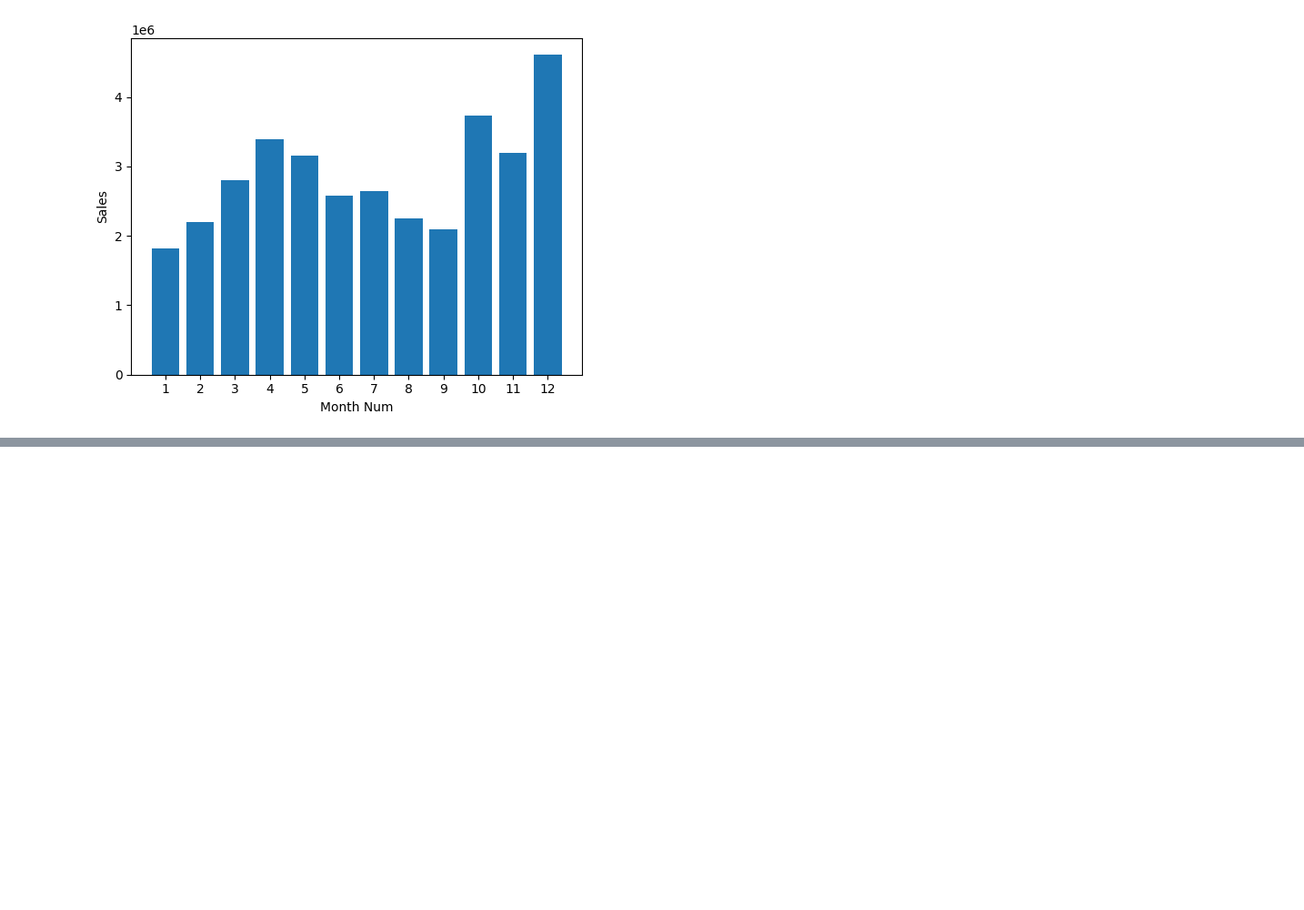
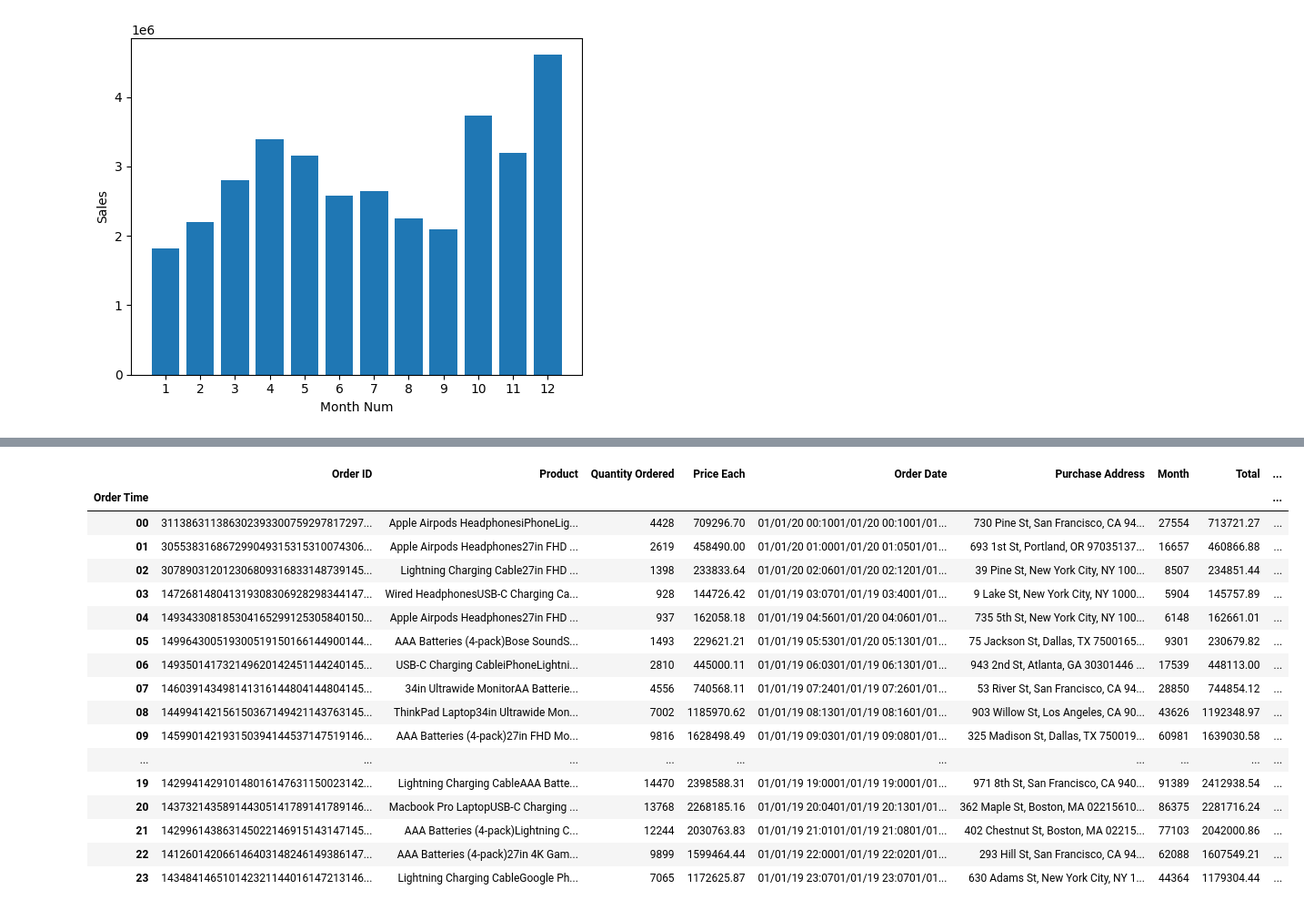
Before and after one commit to jamespairepo/sales_analysis, a Jupyter notebook: analysis.ipynb, the cells around one changed output, grey strips where cells are left out. Shown at 91% size. Saved outputs shown, nothing was run; the diff lists cells and outputs as text; code cells hidden in the pictures; blank space fills up the shorter version.

```diff
--- a/analysis.ipynb
+++ b/analysis.ipynb
@@ -185,0 +320,22 @@ plt.show()
+# %%
+order_group = all_data.groupby('Order Time').sum()
+order_group
+# %% [output]
+|  | Order ID | Product | Quantity Ordered | Price Each | Order Date | Purchase Address | Month | Total | ... |
+| Order Time |  |  |  |  |  |  |  |  | ... |
+| 00 | 311386311386302393300759297817297... | Apple Airpods HeadphonesiPhoneLig... | 4428 | 709296.70 | 01/01/20 00:1001/01/20 00:1001/01... | 730 Pine St, San Francisco, CA 94... | 27554 | 713721.27 | ... |
+| 01 | 305538316867299049315315310074306... | Apple Airpods Headphones27in FHD ... | 2619 | 458490.00 | 01/01/20 01:0001/01/20 01:0501/01... | 693 1st St, Portland, OR 97035137... | 16657 | 460866.88 | ... |
+| 02 | 307890312012306809316833148739145... | Lightning Charging Cable27in FHD ... | 1398 | 233833.64 | 01/01/20 02:0601/01/20 02:1201/01... | 39 Pine St, New York City, NY 100... | 8507 | 234851.44 | ... |
+| 03 | 147268148041319308306928298344147... | Wired HeadphonesUSB-C Charging Ca... | 928 | 144726.42 | 01/01/19 03:0701/01/19 03:4001/01... | 9 Lake St, New York City, NY 1000... | 5904 | 145757.89 | ... |
+| 04 | 149343308185304165299125305840150... | Apple Airpods Headphones27in FHD ... | 937 | 162058.18 | 01/01/19 04:5601/01/20 04:0601/01... | 735 5th St, New York City, NY 100... | 6148 | 162661.01 | ... |
+| 05 | 149964300519300519150166144900144... | AAA Batteries (4-pack)Bose SoundS... | 1493 | 229621.21 | 01/01/19 05:5301/01/20 05:1301/01... | 75 Jackson St, Dallas, TX 7500165... | 9301 | 230679.82 | ... |
+| 06 | 149350141732149620142451144240145... | USB-C Charging CableiPhoneLightni... | 2810 | 445000.11 | 01/01/19 06:0301/01/19 06:1301/01... | 943 2nd St, Atlanta, GA 30301446 ... | 17539 | 448113.00 | ... |
+| 07 | 146039143498141316144804144804145... | 34in Ultrawide MonitorAA Batterie... | 4556 | 740568.11 | 01/01/19 07:2401/01/19 07:2601/01... | 53 River St, San Francisco, CA 94... | 28850 | 744854.12 | ... |
+| 08 | 144994142156150367149421143763145... | ThinkPad Laptop34in Ultrawide Mon... | 7002 | 1185970.62 | 01/01/19 08:1301/01/19 08:1601/01... | 903 Willow St, Los Angeles, CA 90... | 43626 | 1192348.97 | ... |
+| 09 | 145990142193150394144537147519146... | AAA Batteries (4-pack)27in FHD Mo... | 9816 | 1628498.49 | 01/01/19 09:0301/01/19 09:0801/01... | 325 Madison St, Dallas, TX 750019... | 60981 | 1639030.58 | ... |
+| ... | ... | ... | ... | ... | ... | ... | ... | ... | ... |
+| 19 | 142994142910148016147631150023142... | Lightning Charging CableAAA Batte... | 14470 | 2398588.31 | 01/01/19 19:0001/01/19 19:0001/01... | 971 8th St, San Francisco, CA 940... | 91389 | 2412938.54 | ... |
+| 20 | 143732143589144305141789141789146... | Macbook Pro LaptopUSB-C Charging ... | 13768 | 2268185.16 | 01/01/19 20:0401/01/19 20:1301/01... | 362 Maple St, Boston, MA 02215610... | 86375 | 2281716.24 | ... |
+| 21 | 142996143863145022146915143147145... | AAA Batteries (4-pack)Lightning C... | 12244 | 2030763.83 | 01/01/19 21:0101/01/19 21:0801/01... | 402 Chestnut St, Boston, MA 02215... | 77103 | 2042000.86 | ... |
+| 22 | 141260142066146403148246149386147... | AAA Batteries (4-pack)27in 4K Gam... | 9899 | 1599464.44 | 01/01/19 22:0001/01/19 22:0201/01... | 293 Hill St, San Francisco, CA 94... | 62088 | 1607549.21 | ... |
+| 23 | 143484146510142321144016147213146... | Lightning Charging CableGoogle Ph... | 7065 | 1172625.87 | 01/01/19 23:0701/01/19 23:0701/01... | 630 Adams St, New York City, NY 1... | 44364 | 1179304.44 | ... |
```
Also changed, not shown: parts of 10 cells of this notebook.
